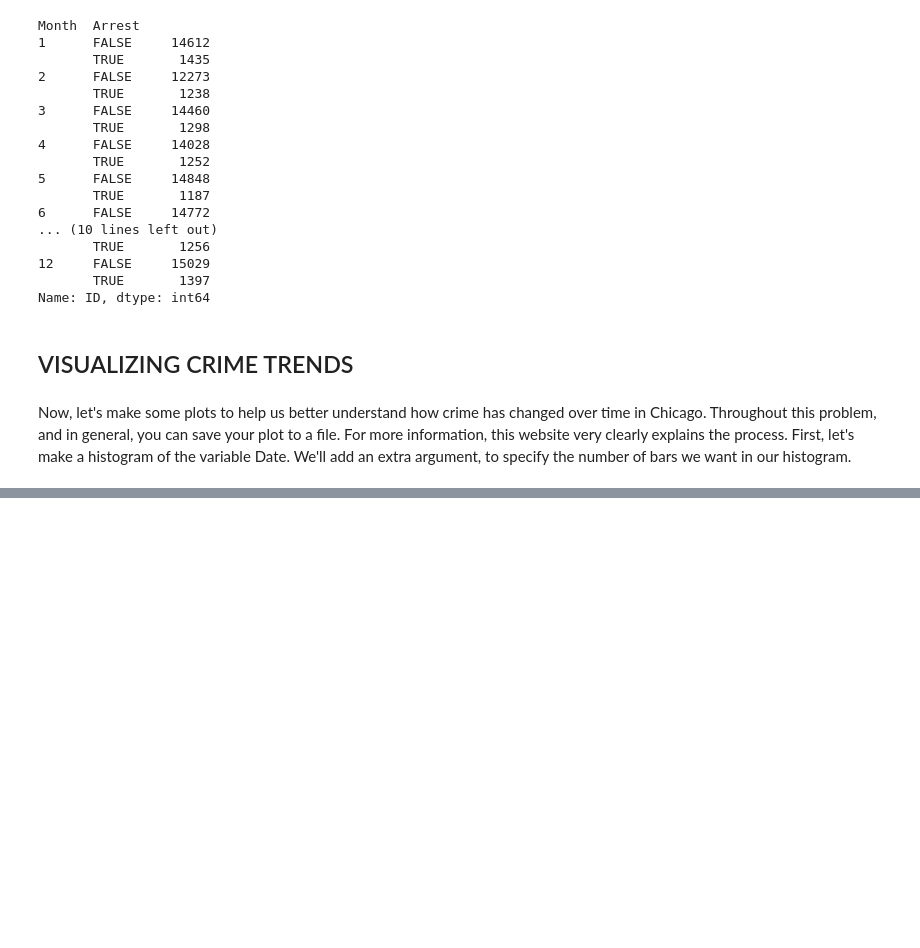
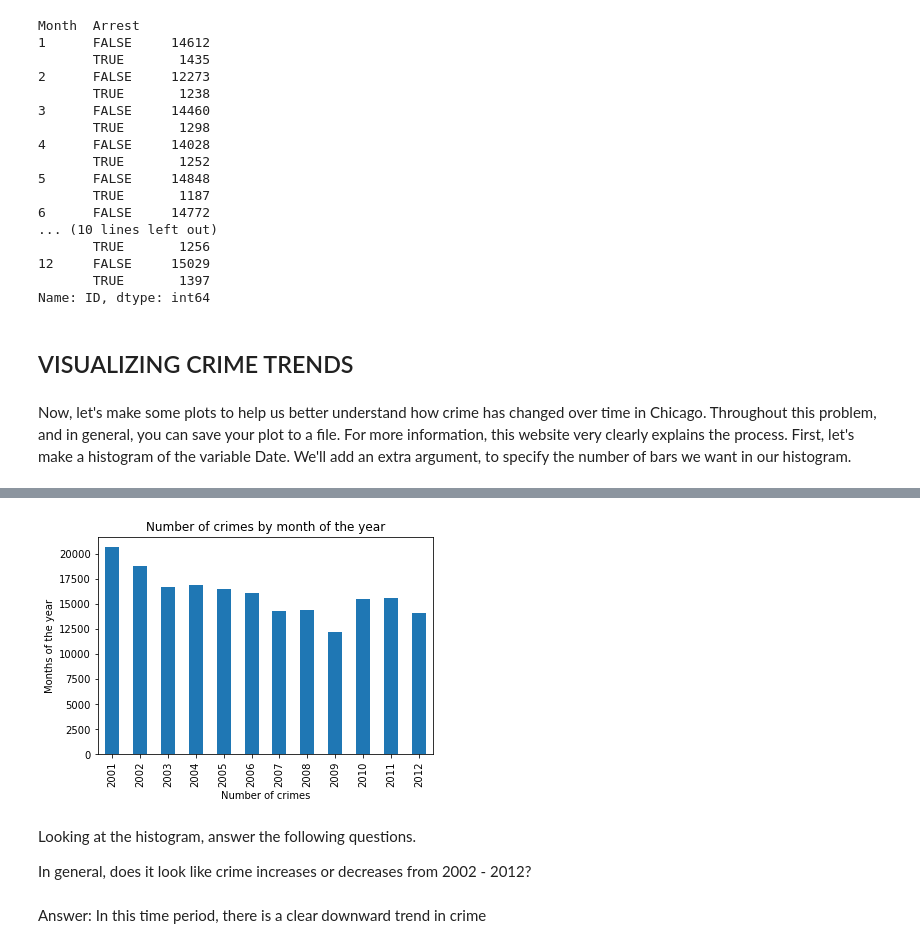
Before and after one commit to realmarcus/RegressionProgramming, a Jupyter notebook: Detective/src/Detective.ipynb, the cells around one changed output, grey strips where cells are left out. Cells and saved outputs as stored; diff of their text form; code cells hidden in the pictures; blank space fills up the shorter version.

```diff
--- a/Detective/src/Detective.ipynb
+++ b/Detective/src/Detective.ipynb
@@ -191,0 +244,14 @@ import numpy as np
+# %%
+df.groupby("Year").size().plot(kind='bar')
+plt.ylabel('Months of the year')
+plt.xlabel('Number of crimes')
+plt.title('Number of crimes by month of the year')
+plt.show()
+# %% [output]
+[figure, added]
+# %% [markdown]
+Looking at the histogram, answer the following questions.
+
+In general, does it look like crime increases or decreases from 2002 - 2012?
+# %% [markdown]
+Answer: In this time period, there is a clear downward trend in crime
```
Also changed, not shown: parts of 5 cells of this notebook.
